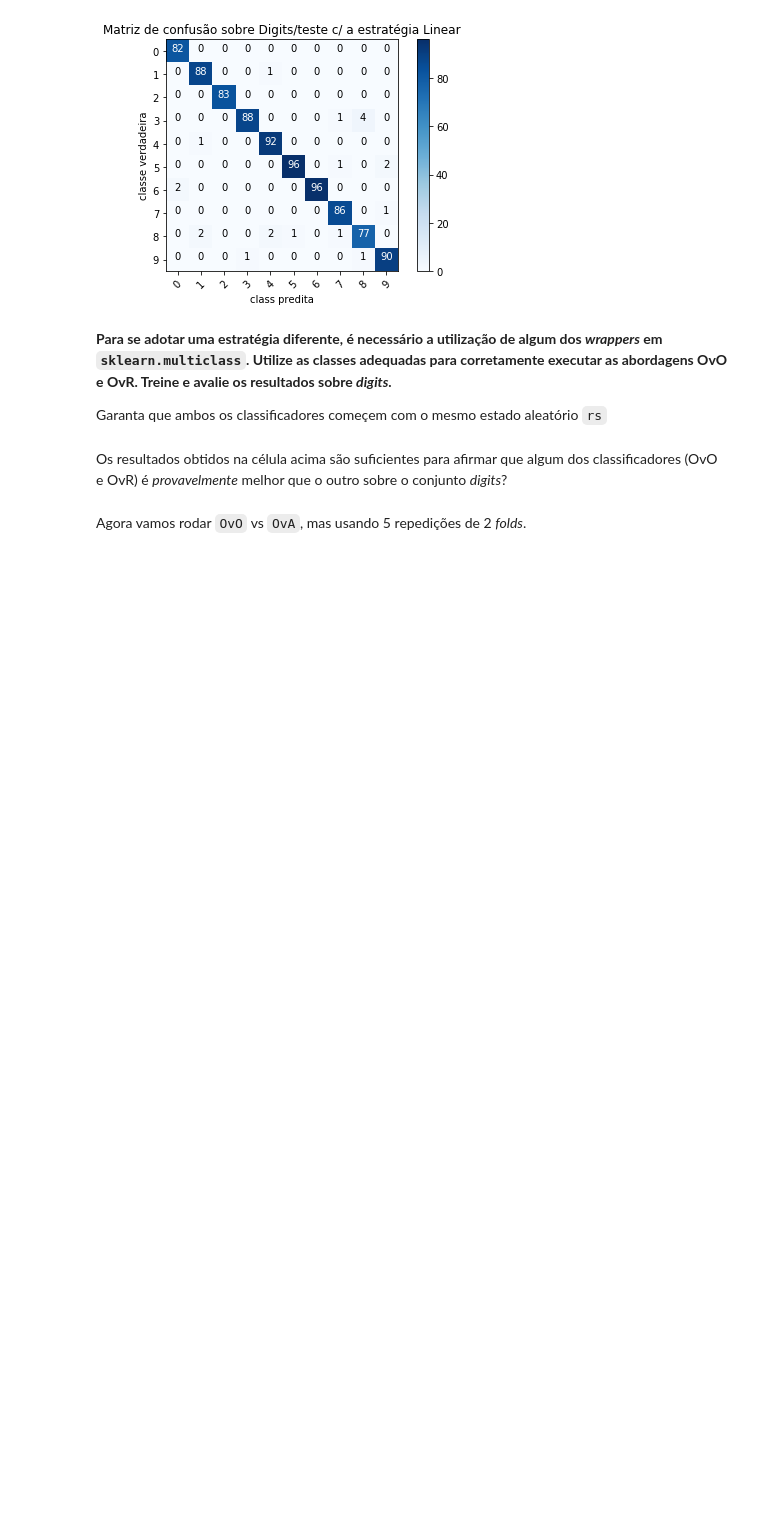
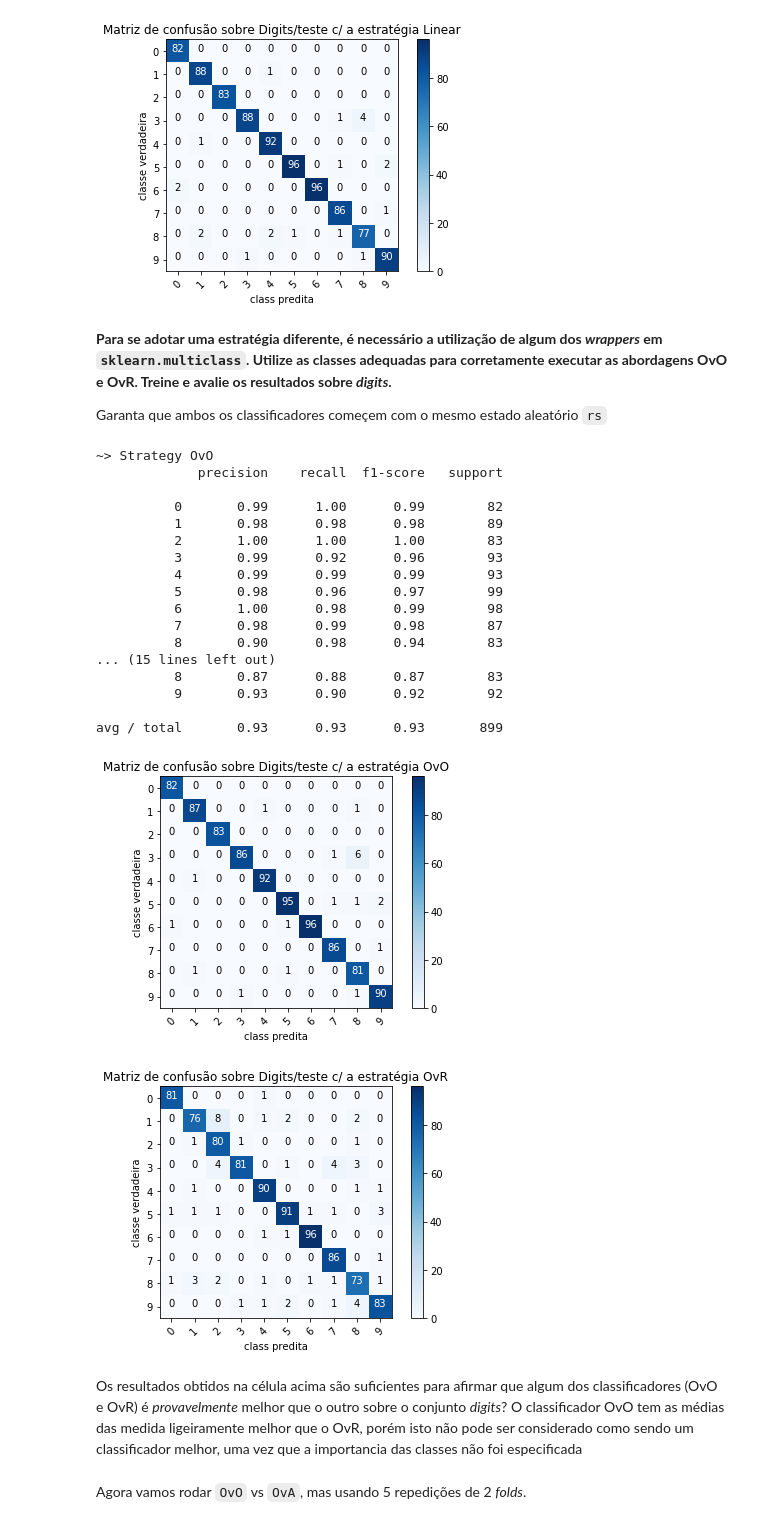
Before and after one commit to liselene/INF-0616, a Jupyter notebook: trab3/assignment-3.ipynb, the cells around one changed output. Cells and saved outputs as stored; diff of their text form; code cells hidden in the pictures; blank space fills up the shorter version.

```diff
--- a/trab3/assignment-3.ipynb
+++ b/trab3/assignment-3.ipynb
@@ -138,17 +138,40 @@ Garanta que ambos os classificadores começem com o mesmo estado aleatório `rs`
 # %%
 rs = 571
 
 from sklearn.multiclass import OneVsOneClassifier, OneVsRestClassifier
 
 
 ovo_model = OneVsOneClassifier(SVC(kernel='linear', random_state=rs))
 ovr_model = OneVsRestClassifier(SVC(kernel='linear', random_state=rs))
 
 # Treinar e avaliar ambos modelos...
+train_and_evaluate("OvO",ovo_model, train, test)
+train_and_evaluate("OvR",ovr_model, train, test)
+# %% [output]
+~> Strategy OvO
+             precision    recall  f1-score   support
+
+          0       0.99      1.00      0.99        82
+          1       0.98      0.98      0.98        89
+          2       1.00      1.00      1.00        83
+          3       0.99      0.92      0.96        93
+          4       0.99      0.99      0.99        93
+          5       0.98      0.96      0.97        99
+          6       1.00      0.98      0.99        98
+          7       0.98      0.99      0.98        87
+          8       0.90      0.98      0.94        83
+... (15 lines left out)
+          8       0.87      0.88      0.87        83
+          9       0.93      0.90      0.92        92
+
+avg / total       0.93      0.93      0.93       899
+[figure, added]
+[figure, added]
 # %% [markdown]
 Os resultados obtidos na célula acima são suficientes para afirmar que algum dos
 classificadores (OvO e OvR) é *provavelmente* melhor que o outro sobre o conjunto
 *digits*?
+O classificador OvO tem as médias das medida ligeiramente melhor que o OvR, porém isto não pode ser considerado como sendo um classificador melhor, uma vez que a importancia das classes não foi especificada
 # %% [markdown]
 Agora vamos rodar `OvO` vs `OvA`, mas usando 5 repedições de 2 *folds*.
 # %%
```
